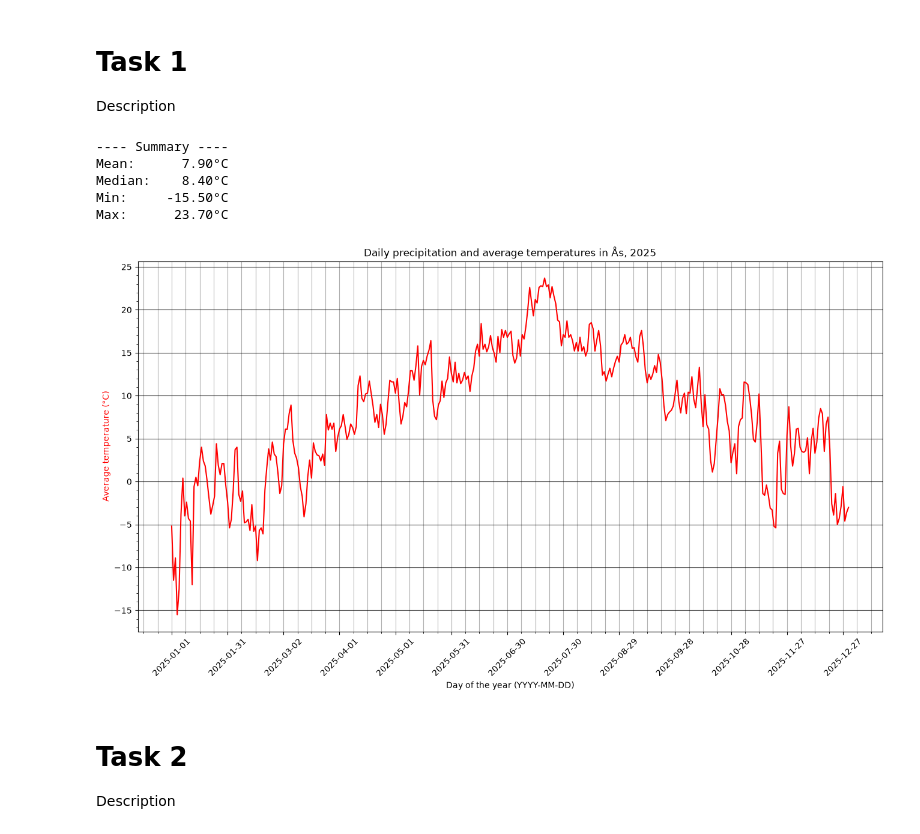
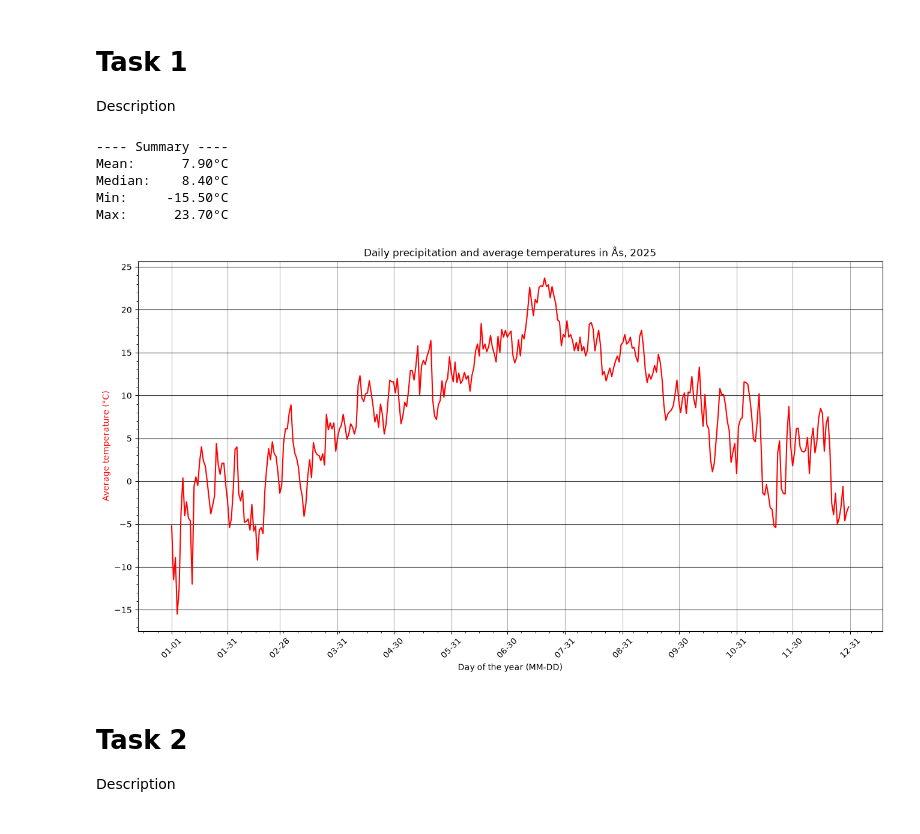
Before and after one commit to NickNack124/INF201-group-deliverable-1, a Jupyter notebook: deliverable_answers.ipynb, the cells around one changed output. Saved outputs shown, nothing was run; the diff lists cells and outputs as text; code cells hidden in the pictures.

Commit message:
Streamlined some of the repeated code into a callable function, as well as standardizing the plot in task 3

```diff
--- a/deliverable_answers.ipynb
+++ b/deliverable_answers.ipynb
@@ -14,52 +53,45 @@ import requests
 # Task 1
 Description
 # %%
-# Impoert data
-endpoint = 'https://frost.met.no/observations/v0.jsonld'
-frost_id = open('../frost_id.txt').read().removeprefix("client ID: ")
-parameters = {
- 'sources': 'SN17850',
- 'elements': 'mean(air_temperature P1D)',
- 'referencetime': '2025-01-01/2025-12-31',
-}
-frost_response = requests.get(endpoint, parameters, auth=(frost_id, ""))
-assert frost_response.status_code == 200
-
-# Turn the data into a dataframe
-frost_payload = frost_response.json()
+# Import data and convert it to a dataframe
+year = 2025
+place = "Ås"
+frost_payload = extract_data(place, year, 'mean(air_temperature P1D)')
 temp_data = [{'Time': pd.to_datetime(entry['referenceTime']),
               'T_avg': entry['observations'][0]['value']}
               for entry in frost_payload['data']]
 wthr_data_df = pd.DataFrame(temp_data)
 
 # Summary statistics
 print("---- Summary ----")
 print(f"{'Mean:':<7} {wthr_data_df["T_avg"].mean():>7.2f}°C")
 print(f"{'Median:':<7} {wthr_data_df["T_avg"].median():>7.2f}°C")
 print(f"{'Min:':<7} {wthr_data_df["T_avg"].min():>7.2f}°C")
 print(f"{'Max:':<7} {wthr_data_df["T_avg"].max():>7.2f}°C")
 
 # Plotting
 fig, ax = plt.subplots(figsize=(16, 8))
 
+date_range = pd.date_range(start='2025-01-01', periods=12, freq='ME').insert(0, '2025-01-01')
 ax.plot(wthr_data_df['Time'], wthr_data_df['T_avg'], color="r")
-ax.set_xticks(pd.date_range(start='2025-01-01', end='2025-12-31', freq='D')[::30])
-ax.set_xlabel("Day of the year (YYYY-MM-DD)")
+ax.set_xticks(date_range)
+ax.set_xticklabels(date_range.strftime('%m-%d'))    # type: ignore
+ax.set_xlabel("Day of the year (MM-DD)")
 ax.tick_params(axis='x', labelrotation=45)
 ax.set_ylabel("Average temperature (°C)", color="r")
-ax.grid(True, axis="x", which="both")
+ax.grid(True, axis="x", which="major")
 ax.grid(True, axis="y", which="major", color="black", alpha=0.8)
 ax.minorticks_on()
 
 plt.title("Daily precipitation and average temperatures in Ås, 2025")
 plt.show()
 # %% [output]
 ---- Summary ----
 Mean:      7.90°C
 Median:    8.40°C
 Min:     -15.50°C
 Max:      23.70°C
-[figure, old version]
+[figure, new version]
 # %% [markdown]
 # Task 2
 Description
```
Also changed, not shown: parts of 5 cells of this notebook.
